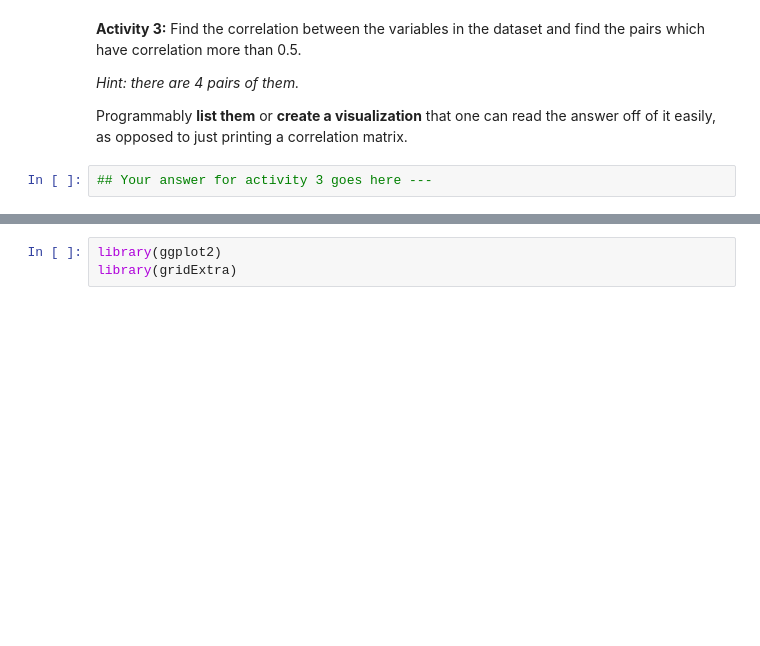
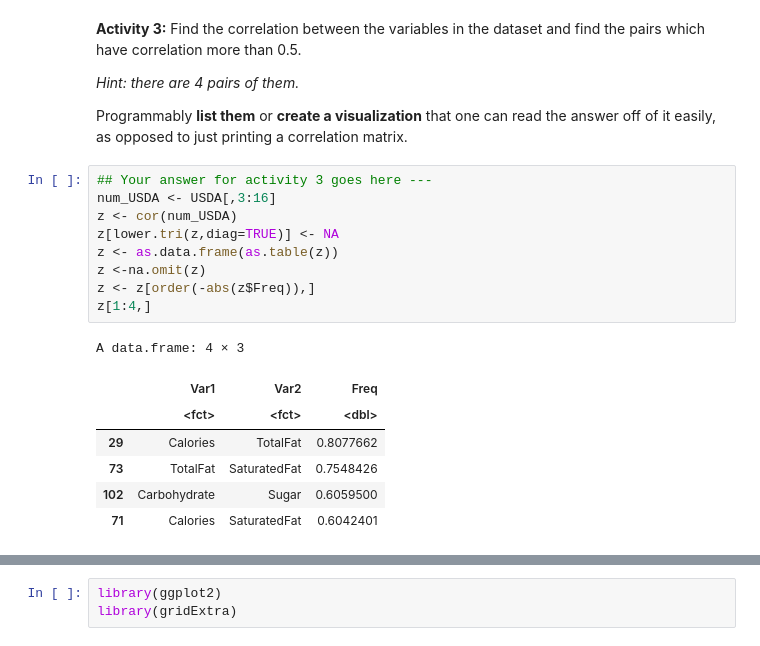
Before and after one commit to BlakeBigG/Big_Data_Visualization_MS, a Jupyter notebook: modules/module1/exercises/Data_Visualization_Intro_R.ipynb, the cells around one changed output, grey strips where cells are left out. Drawn from its saved outputs; the diff is of its cells as text; blank space fills up the shorter version.

```diff
--- a/modules/module1/exercises/Data_Visualization_Intro_R.ipynb
+++ b/modules/module1/exercises/Data_Visualization_Intro_R.ipynb
@@ -27,5 +88,20 @@ Above outcome is the result of NA values in the dataset. Identify the NA values
 *Hint: there are 4 pairs of them.*
 
 Programmably **list them** or **create a visualization** that one can read the answer off of it easily, as opposed to just printing a correlation matrix.
-# %%
-## Your answer for activity 3 goes here ---
+# %%
+## Your answer for activity 3 goes here ---
+num_USDA <- USDA[,3:16]
+z <- cor(num_USDA)
+z[lower.tri(z,diag=TRUE)] <- NA
+z <- as.data.frame(as.table(z))
+z <-na.omit(z)
+z <- z[order(-abs(z$Freq)),]
+z[1:4,]
+# %% [output]
+A data.frame: 4 × 3
+|  | Var1 | Var2 | Freq |
+|  | <fct> | <fct> | <dbl> |
+| 29 | Calories | TotalFat | 0.8077662 |
+| 73 | TotalFat | SaturatedFat | 0.7548426 |
+| 102 | Carbohydrate | Sugar | 0.6059500 |
+| 71 | Calories | SaturatedFat | 0.6042401 |
```
Also changed, not shown: parts of 11 cells of this notebook, 3 other files.
